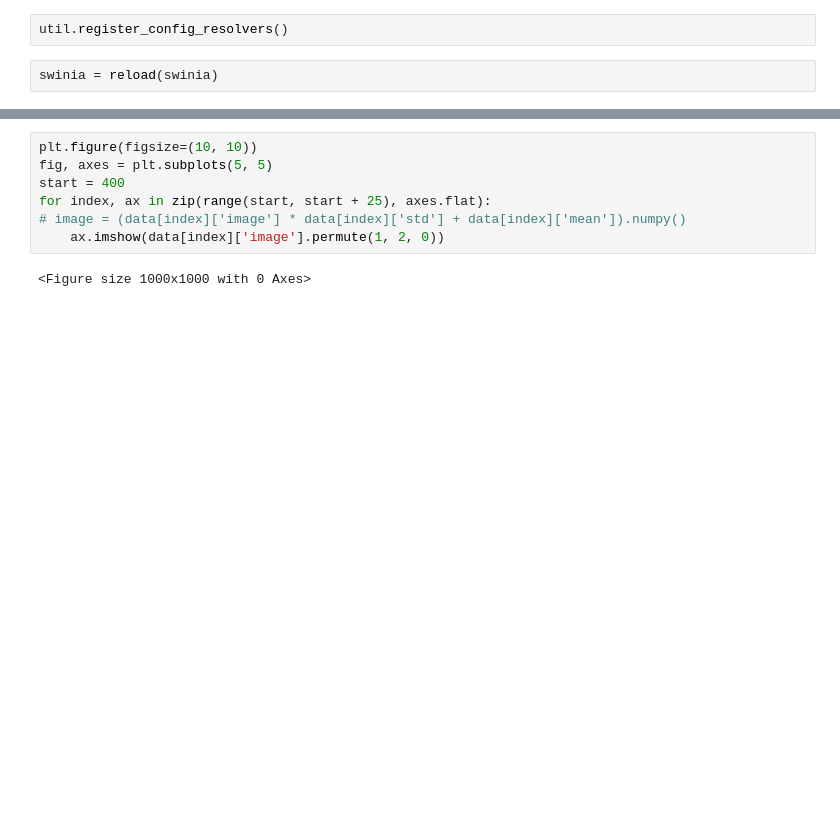
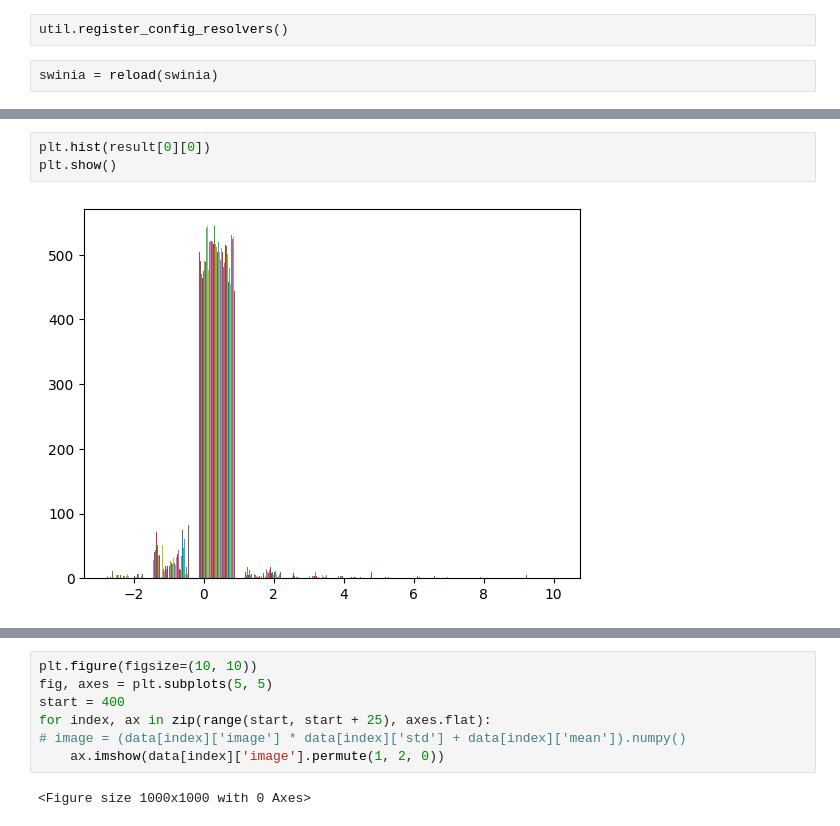
Before and after one commit to DzvinkaYarish/SwinIA-segmentation, a Jupyter notebook: notebooks/emergent_abilities_livecell.ipynb, the cells around one changed output, grey strips where cells are left out. Drawn from its saved outputs; the diff is of its cells as text; blank space fills up the shorter version.

```diff
--- a/notebooks/emergent_abilities_livecell.ipynb
+++ b/notebooks/emergent_abilities_livecell.ipynb
@@ -73,0 +109,5 @@ with torch.no_grad():
+# %%
+plt.hist(result[0][0])
+plt.show()
+# %% [output]
+[figure, added]
```
Also changed, not shown: parts of 21 cells of this notebook, 4 other files.
